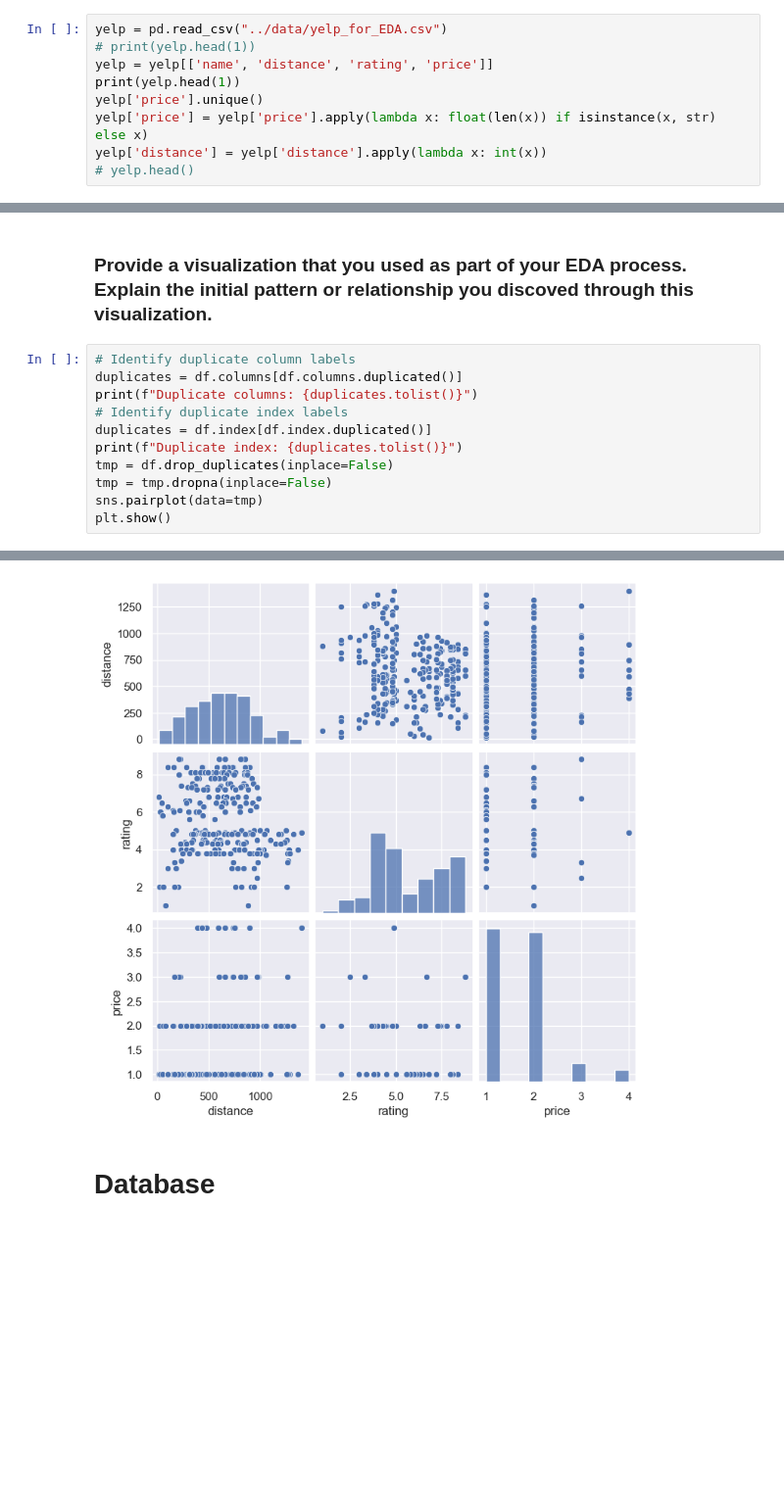
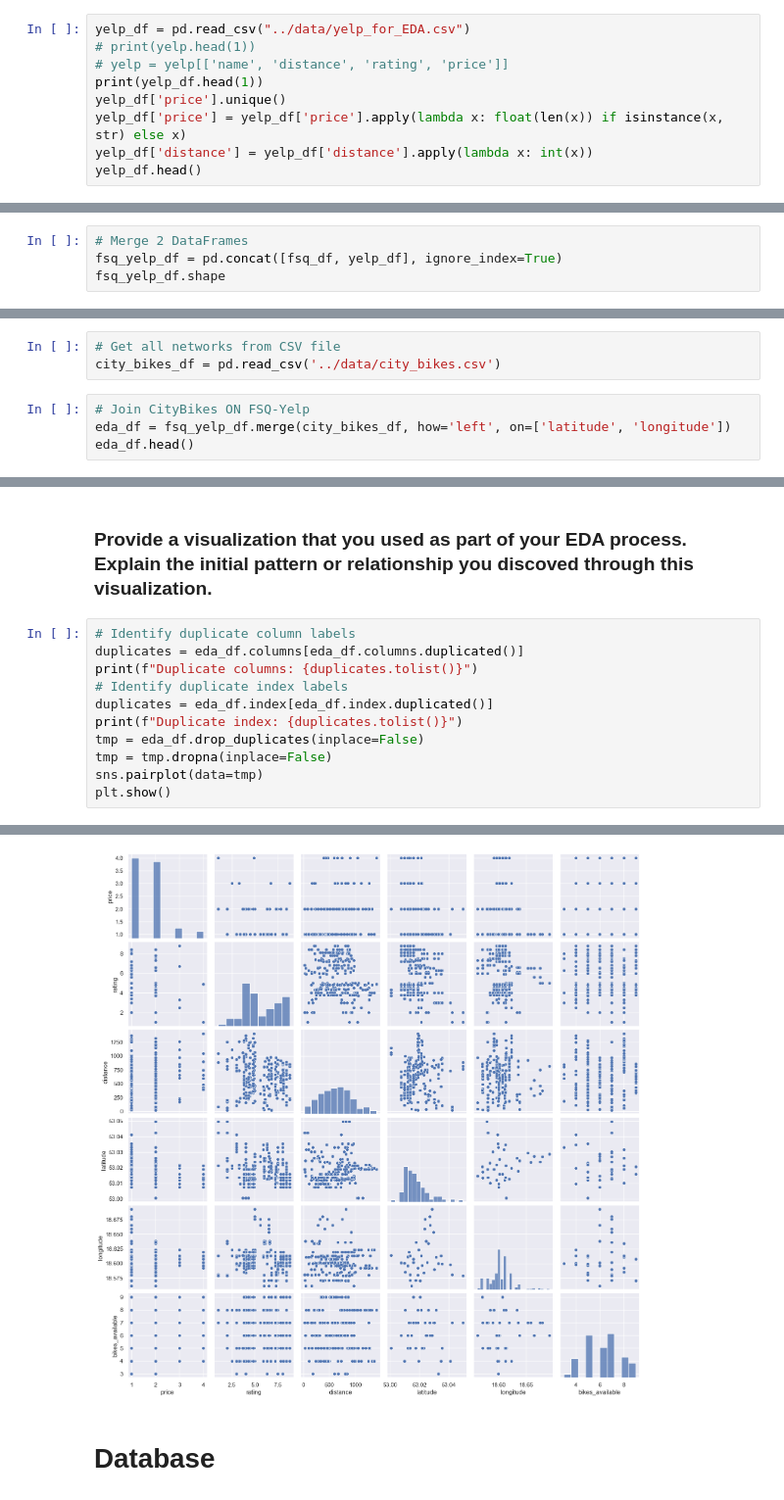
Before and after one commit to romansokolik/LHL-Final-Project-Statistical-Modelling-with-Python, a Jupyter notebook: notebooks/joining_data.ipynb, the cells around one changed output, grey strips where cells are left out. Shown: that part at 98% size. Saved outputs shown, nothing was run; the diff lists cells and outputs as text; blank space fills up the shorter version.

```diff
--- a/notebooks/joining_data.ipynb
+++ b/notebooks/joining_data.ipynb
@@ -17,10 +22,10 @@ fsq = fsq[['name', 'distance', 'rating', 'price']]
 # %%
-yelp = pd.read_csv("../data/yelp_for_EDA.csv")
+yelp_df = pd.read_csv("../data/yelp_for_EDA.csv")
 # print(yelp.head(1))
-yelp = yelp[['name', 'distance', 'rating', 'price']]
-print(yelp.head(1))
-yelp['price'].unique()
-yelp['price'] = yelp['price'].apply(lambda x: float(len(x)) if isinstance(x, str) else x)
-yelp['distance'] = yelp['distance'].apply(lambda x: int(x))
-# yelp.head()
+# yelp = yelp[['name', 'distance', 'rating', 'price']]
+print(yelp_df.head(1))
+yelp_df['price'].unique()
+yelp_df['price'] = yelp_df['price'].apply(lambda x: float(len(x)) if isinstance(x, str) else x)
+yelp_df['distance'] = yelp_df['distance'].apply(lambda x: int(x))
+yelp_df.head()
 # %% [output]
@@ -28,0 +40,4 @@ yelp['distance'] = yelp['distance'].apply(lambda x: int(x))
+# %%
+# Merge 2 DataFrames
+fsq_yelp_df = pd.concat([fsq_df, yelp_df], ignore_index=True)
+fsq_yelp_df.shape
@@ -28,0 +46,7 @@ yelp['distance'] = yelp['distance'].apply(lambda x: int(x))
+# %%
+# Get all networks from CSV file
+city_bikes_df = pd.read_csv('../data/city_bikes.csv')
+# %%
+# Join CityBikes ON FSQ-Yelp
+eda_df = fsq_yelp_df.merge(city_bikes_df, how='left', on=['latitude', 'longitude'])
+eda_df.head()
@@ -35,19 +67,19 @@ df.to_csv("../data/data_for_EDA.csv")
 ### Provide a visualization that you used as part of your EDA process. Explain the initial pattern or relationship you discoved through this visualization.
 # %%
 # Identify duplicate column labels
-duplicates = df.columns[df.columns.duplicated()]
+duplicates = eda_df.columns[eda_df.columns.duplicated()]
 print(f"Duplicate columns: {duplicates.tolist()}")
 # Identify duplicate index labels
-duplicates = df.index[df.index.duplicated()]
+duplicates = eda_df.index[eda_df.index.duplicated()]
 print(f"Duplicate index: {duplicates.tolist()}")
-tmp = df.drop_duplicates(inplace=False)
+tmp = eda_df.drop_duplicates(inplace=False)
 tmp = tmp.dropna(inplace=False)
 sns.pairplot(data=tmp)
 plt.show()
 # %% [output]
 Duplicate columns: []
 Duplicate index: []
-[figure, old version]
+[figure, new version]
 # %% [markdown]
 # Database
 # %% [markdown]
```
Also changed, not shown: parts of 8 cells of this notebook, 10 other files.
